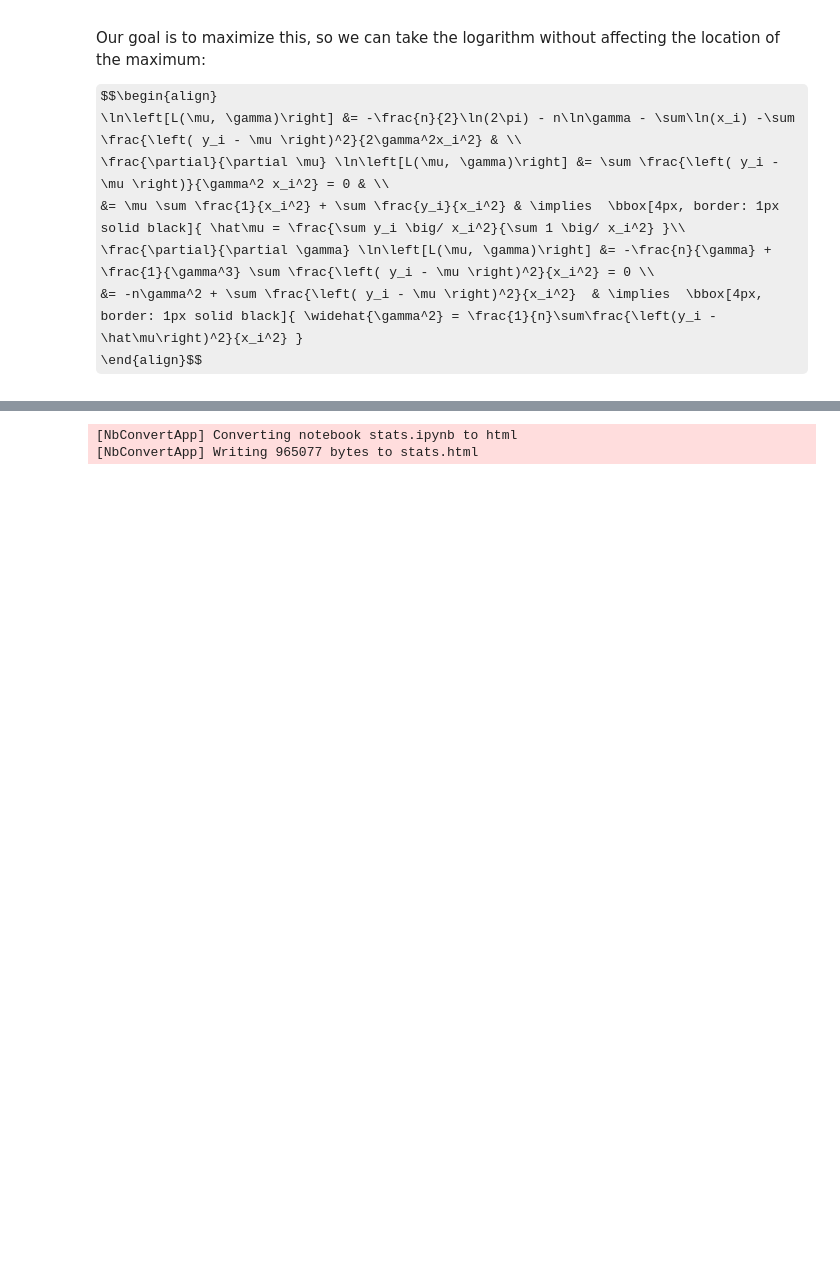
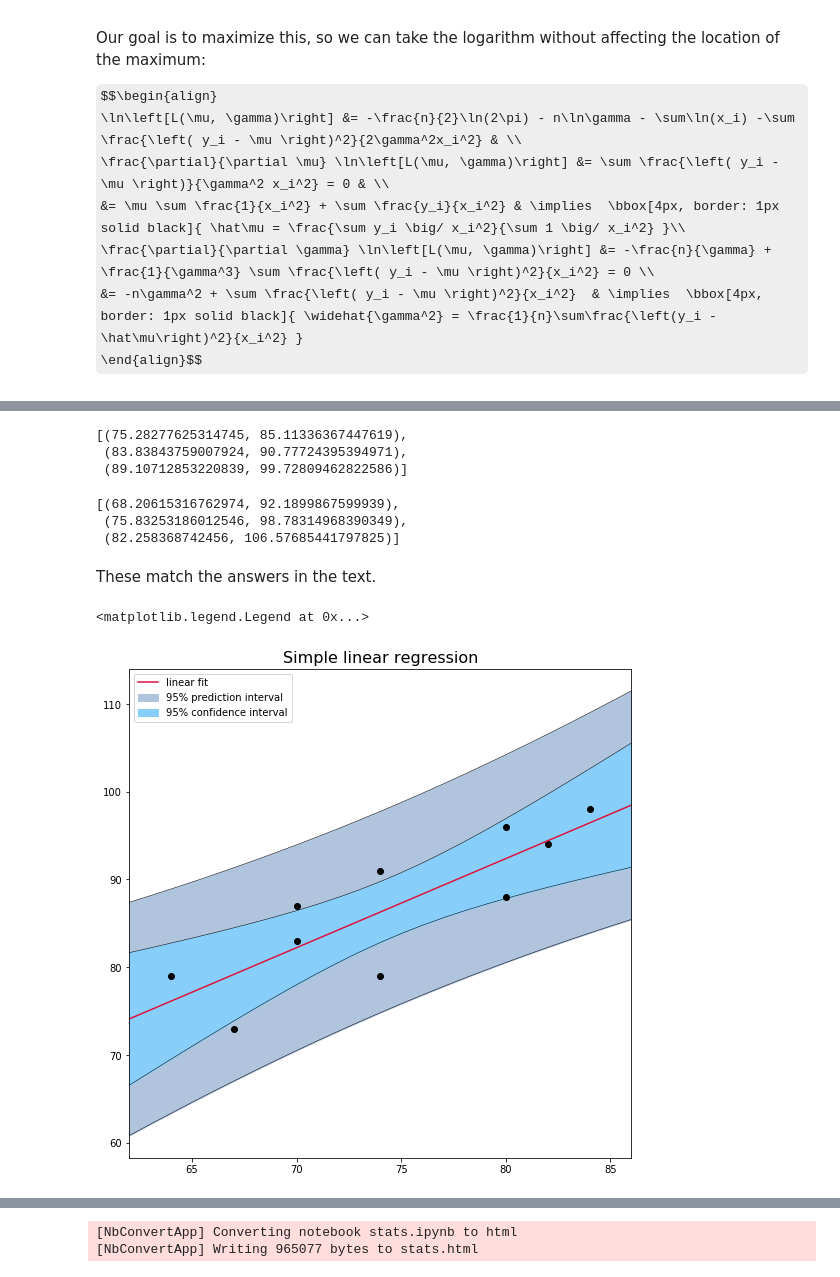
Before and after one commit to maxkapur/maxkapur.github.io, a Jupyter notebook: math/stats.ipynb, the cells around one changed output, grey strips where cells are left out. Cells and saved outputs as stored; diff of their text form; code cells hidden in the pictures; some formulas as TeX source; blank space fills up the shorter version.

```diff
--- a/math/stats.ipynb
+++ b/math/stats.ipynb
@@ -991,0 +1030,48 @@ which is free of both parameters and therefore, by Basu&rsquo;s theorem, indepen
+# %%
+x, y = np.vectorize(int)(np.array('70 87 74 79 80 88 84 98 80 96 67 73 70 83 64 79 74 91 82 94'.split())).reshape(10,2).T
+pred = line(x, y)
+
+pt_a = []
+for i in [68, 75, 82]:
+    pt_a.append(( pred(i) - c(x,y)(i) * t.isf(.025, len(y)-2), pred(i) + c(x,y)(i) * t.isf(.025, len(y)-2) ))
+pt_a
+# %% [output]
+[(75.28277625314745, 85.11336367447619),
+ (83.83843759007924, 90.77724395394971),
+ (89.10712853220839, 99.72809462822586)]
+# %%
+pt_b = []
+for i in [68, 75, 82]:
+    pt_b.append(( pred(i) - d(x,y)(i) * t.isf(.025, len(y)-2), pred(i) + d(x,y)(i) * t.isf(.025, len(y)-2)) )
+pt_b
+# %% [output]
+[(68.20615316762974, 92.1899867599939),
+ (75.83253186012546, 98.78314968390349),
+ (82.258368742456, 106.57685441797825)]
+# %% [markdown]
+These match the answers in the text.
+# %%
+def CI(i):
+    return ( pred(i) - c(x,y)(i) * t.isf(.025, len(y)-2), pred(i) + c(x,y)(i) * t.isf(.025, len(y)-2) )
+def PI(i):
+    return ( pred(i) - d(x,y)(i) * t.isf(.025, len(y)-2), pred(i) + d(x,y)(i) * t.isf(.025, len(y)-2) )
+
+x_plot = np.arange(62, 87)
+CI_lower, CI_higher = CI(x_plot)
+PI_lower, PI_higher = PI(x_plot)
+
+plt.figure(figsize = (9, 9))
+plt.fill_between(x_plot,PI_lower, PI_higher, color='lightsteelblue', label = '95% prediction interval')
+plt.fill_between(x_plot,CI_lower, CI_higher, color='lightskyblue', label = '95% confidence interval')
+plt.scatter(x,y, color='black')
+plt.plot(x_plot, pred(x_plot), color = 'crimson', label = 'linear fit')
+
+for i in [CI_lower, CI_higher, PI_lower, PI_higher]:
+    plt.plot(x_plot, i, color = 'black', lw=0.5)
+
+plt.title('Simple linear regression', size=16)
+plt.xlim(62, 86)
+plt.legend()
+# %% [output]
+<matplotlib.legend.Legend at 0x...>
+[figure, added]
```
Also changed, not shown: parts of 19 cells of this notebook, 1 other file.
